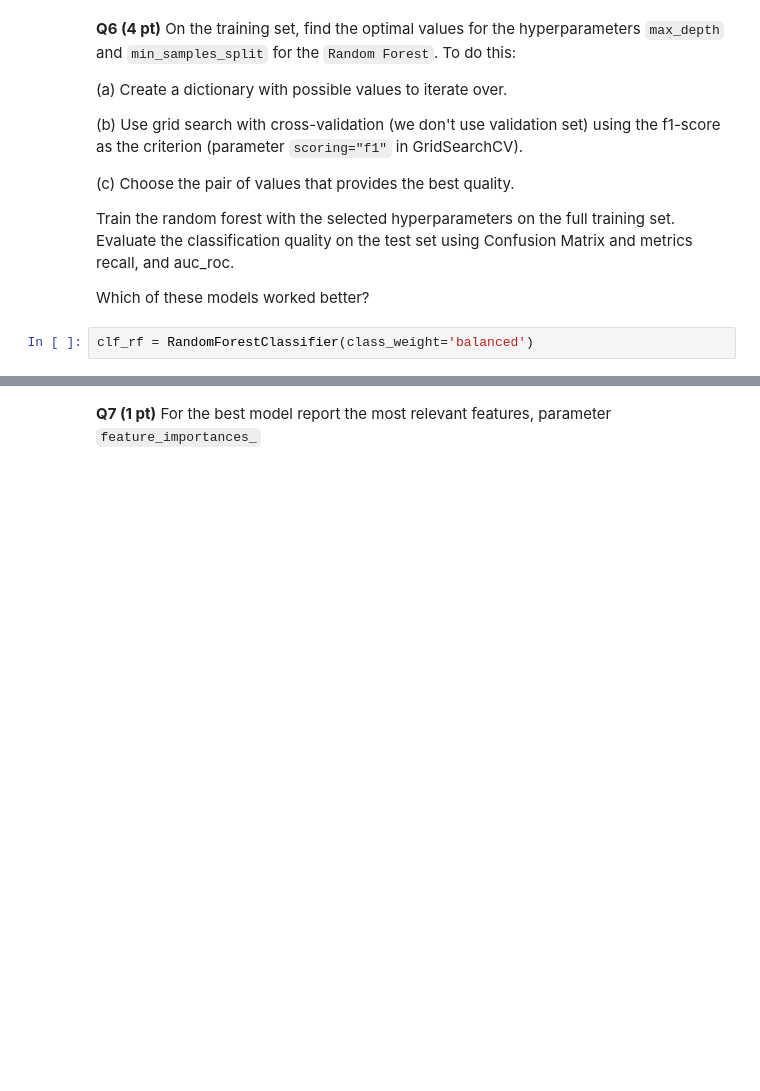
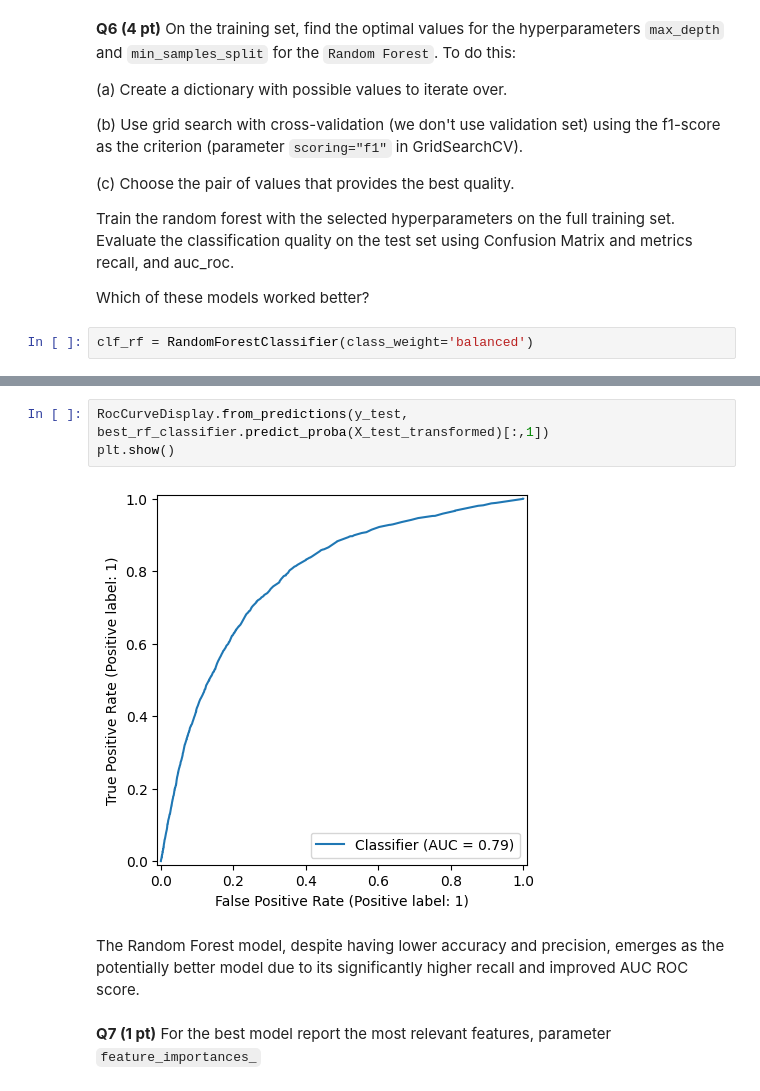
Before and after one commit to ansleyo/RIT_ML, a Jupyter notebook: 2025_spring/Week08_DT/HW7.ipynb, the cells around one changed output, grey strips where cells are left out. Saved outputs shown, nothing was run; the diff lists cells and outputs as text; blank space fills up the shorter version.

```diff
--- a/2025_spring/Week08_DT/HW7.ipynb
+++ b/2025_spring/Week08_DT/HW7.ipynb
@@ -333,2 +373,9 @@ clf_rf.get_params()
+# %%
+RocCurveDisplay.from_predictions(y_test, best_rf_classifier.predict_proba(X_test_transformed)[:,1])
+plt.show()
+# %% [output]
+[figure, added]
+# %% [markdown]
+The Random Forest model, despite having lower accuracy and precision, emerges as the potentially better model due to its significantly higher recall and improved AUC ROC score.
 # %% [markdown]
 **Q7 (1 pt)** For the best model report the most relevant features, parameter `feature_importances_`
```
Also changed, not shown: parts of 16 cells of this notebook.
